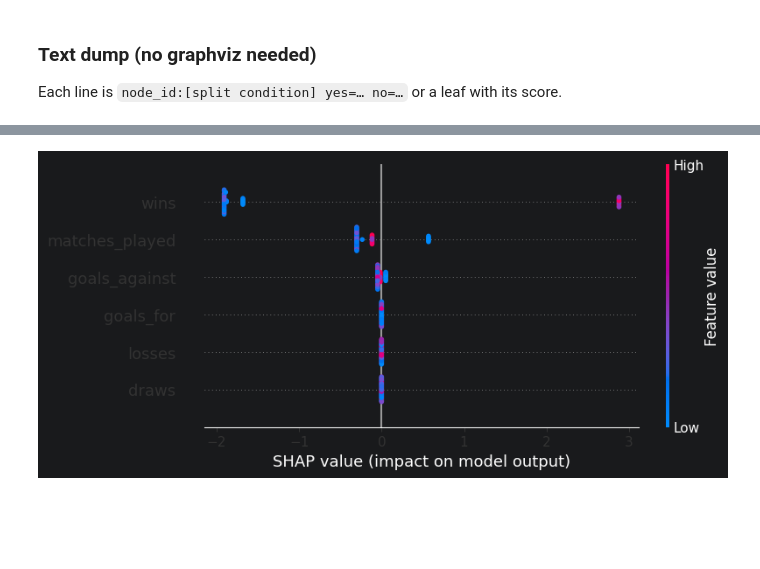
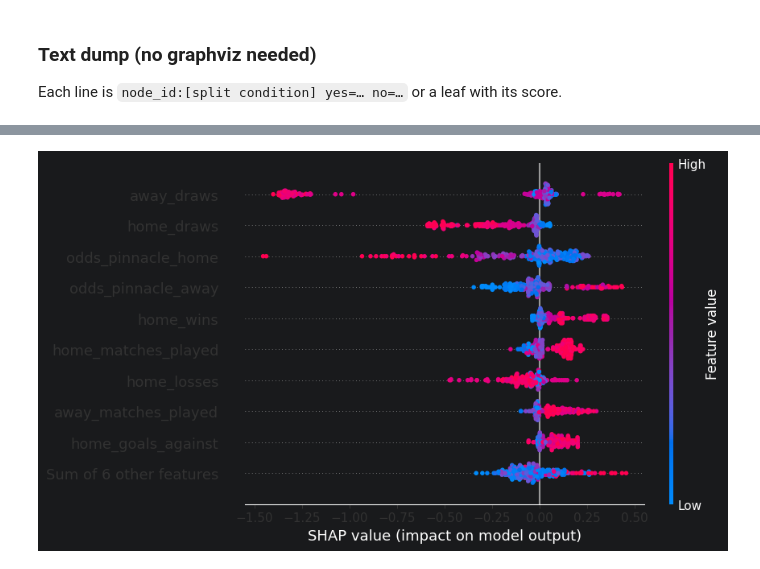
Before and after one commit to rtanizawa/streaming-ml-feature-store, a Jupyter notebook: notebooks/visualize_model.ipynb, the cells around one changed output, grey strips where cells are left out. Drawn from its saved outputs; the diff is of its cells as text; code cells hidden in the pictures; blank space fills up the shorter version.

```diff
--- a/notebooks/visualize_model.ipynb
+++ b/notebooks/visualize_model.ipynb
@@ -13,7 +14,7 @@ from pathlib import Path
 import matplotlib.pyplot as plt
 import xgboost as xgb
 
-MODEL_PATH = Path('..') / 'serving' / 'models' / 'model.ubj'
+MODEL_PATH = Path('..') / 'serving' / 'models' / 'match_result_model.ubj'
 
 model = xgb.Booster()
 model.load_model(str(MODEL_PATH))
@@ -96,15 +119,34 @@ across features and you need to justify *this specific* decision.
 # %%
 import shap
 
-FEATURES = ['matches_played', 'wins', 'draws', 'losses', 'goals_for', 'goals_against']
-PARQUET_PATH = Path('..') / 'data/offline_store/team_stats/team_stats.parquet'
+TEAM_FEATURES = ['matches_played', 'wins', 'draws', 'losses', 'goals_for', 'goals_against']
+ODDS_FEATURES = ['odds_pinnacle_home', 'odds_pinnacle_draw', 'odds_pinnacle_away']
+FEATURES = model.feature_names or [f'home_{f}' for f in TEAM_FEATURES] + [f'away_{f}' for f in TEAM_FEATURES] + ODDS_FEATURES
+TEAM_STATS_PATH = Path('..') / 'data/offline_store/team_stats/team_stats.parquet'
+MATCHES_PATH = Path('..') / 'data/offline_store/matches'
 
-df = pd.read_parquet(PARQUET_PATH)
-df = df.sort_values('event_timestamp').groupby('team_name').last().reset_index()
-df = df[df['matches_played'] > 0].reset_index(drop=True)
-X = df[FEATURES]
+team_stats = pd.read_parquet(TEAM_STATS_PATH)
+team_stats = team_stats.sort_values('event_timestamp').groupby('team_name').last()
+team_stats = team_stats[team_stats['matches_played'] > 0]
+
+matches = pd.read_parquet(MATCHES_PATH)
+matches = matches.dropna(subset=ODDS_FEATURES).tail(250).reset_index(drop=True)
+
+rows = []
+for match in matches.itertuples(index=False):
+    home_team = match.home_team
+    away_team = match.away_team
+    if home_team not in team_stats.index or away_team not in team_stats.index:
+        continue
+
+    row = {f"home_{f}": team_stats.loc[home_team, f] for f in TEAM_FEATURES}
+    row.update({f"away_{f}": team_stats.loc[away_team, f] for f in TEAM_FEATURES})
+    row.update({f: getattr(match, f) for f in ODDS_FEATURES})
+    rows.append(row)
+
+X = pd.DataFrame(rows, columns=FEATURES).astype(float)
 
 explainer = shap.TreeExplainer(model)
 shap_values = explainer(X)
-print(f'Computed SHAP values for {len(X)} teams')
+print(f'Computed SHAP values for {len(X)} matchups')
 # %% [output]
@@ -139,4 +197,6 @@ the score up" vs. features that cut both ways.
 # %%
-shap.plots.beeswarm(shap_values)
+CLASS_TO_EXPLAIN = 'H'
+class_index = ['H', 'D', 'A'].index(CLASS_TO_EXPLAIN)
+shap.plots.beeswarm(shap_values[:, :, class_index])
 # %% [output]
-[figure, old version]
+[figure, new version]
```
Also changed, not shown: parts of 10 cells of this notebook, 1 other file.
